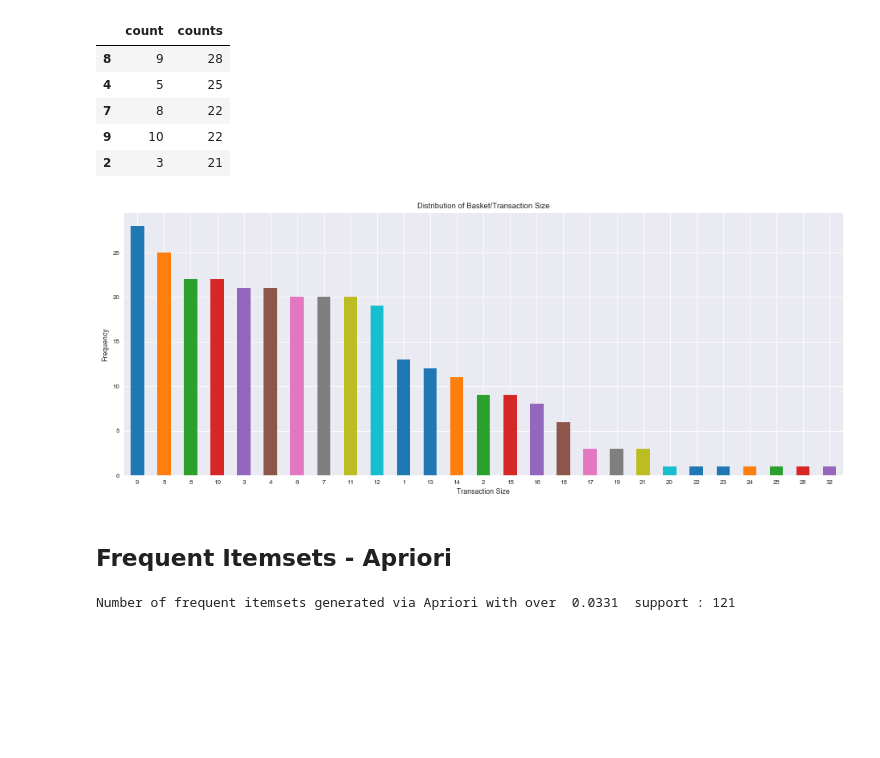
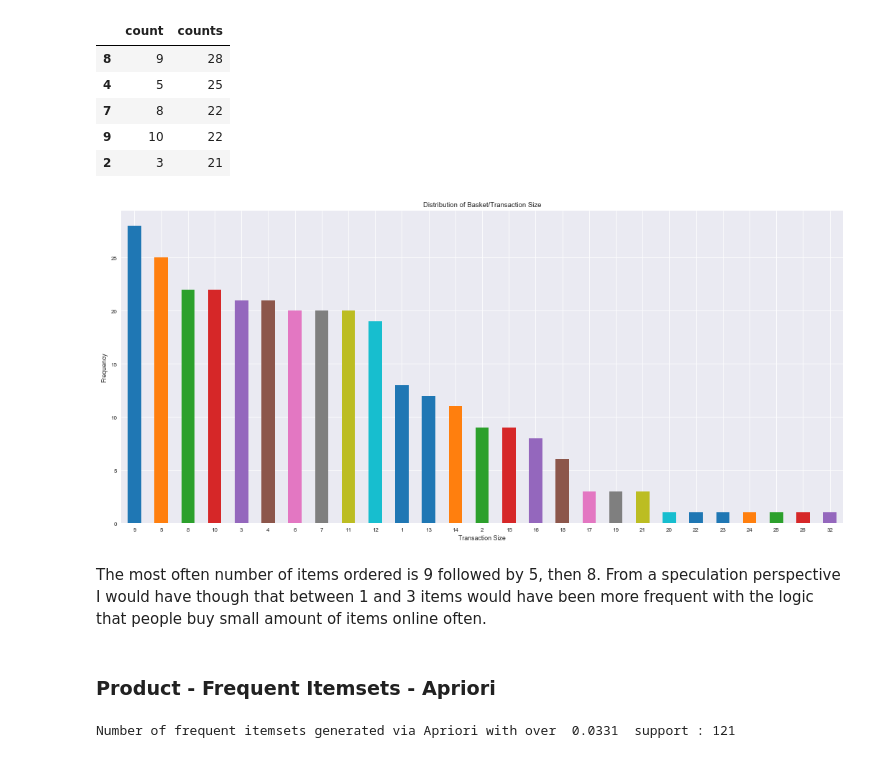
Before and after one commit to 1carew1/instacart_investigation, a Jupyter notebook: Assignment_2_ARM.ipynb, the cells around one changed output. Saved outputs shown, nothing was run; the diff lists cells and outputs as text; code cells hidden in the pictures; blank space fills up the shorter version.

```diff
--- a/Assignment_2_ARM.ipynb
+++ b/Assignment_2_ARM.ipynb
@@ -128,12 +134,15 @@ Product Order Count Mode : 1
 ### Grouping Products in an Order
 # %%
 # Can't just use a comma as a seperator
+weird_separator = ",#,"
+def products_ordered_to_total(products_ordered):
+    group = products_ordered.groupby('order_id')
+    product_count = group.size().reset_index(name="count")
+    product_names = group["product_name"].apply(lambda x: "%s" % weird_separator.join(x)).reset_index(name="products")
+    products_ordered_total = (product_count.merge(product_names, on="order_id"))
+    return products_ordered_total
 products_ordered = orders_products.merge(products, on="product_id")
-weird_separator = ",#,"
-group = products_ordered.groupby('order_id')
-product_count = group.size().reset_index(name="count")
-product_names = group["product_name"].apply(lambda x: "%s" % weird_separator.join(x)).reset_index(name="products")
-products_ordered_total = (product_count.merge(product_names, on="order_id"))
+products_ordered_total = products_ordered_to_total(products_ordered)
 order_total = products_ordered_total.shape[0]
 products_ordered_total.head()
 # %% [output]
@@ -203,18 +222,20 @@ a.head()
 | 2 | 3 | 21 |
 # %%
 fig, ax = plt.subplots()
-fig.set_figheight(6)
-fig.set_figwidth(16)
+fig.set_figheight(8)
+fig.set_figwidth(18)
 a['counts'].plot.bar()
 ax.set_xticklabels(a["count"], rotation='horizontal')
 plt.title("Distribution of Basket/Transaction Size")
 plt.ylabel("Frequency")
 plt.xlabel("Transaction Size")
 plt.show()
 # %% [output]
-[figure, old version]
+[figure, new version]
+# %% [markdown]
+The most often number of items ordered is 9 followed by 5, then 8. From a speculation perspective I would have though that between 1 and 3 items would have been more frequent with the logic that people buy small amount of items online often.
 # %% [markdown]
-## Frequent Itemsets - Apriori
+### Product - Frequent Itemsets - Apriori
 # %%
 frequent_itemsets = (apriori(te_df, min_support=min_support,use_colnames=True)
      .sort_values(by='support',ascending=False))
```
Also changed, not shown: parts of 30 cells of this notebook.
